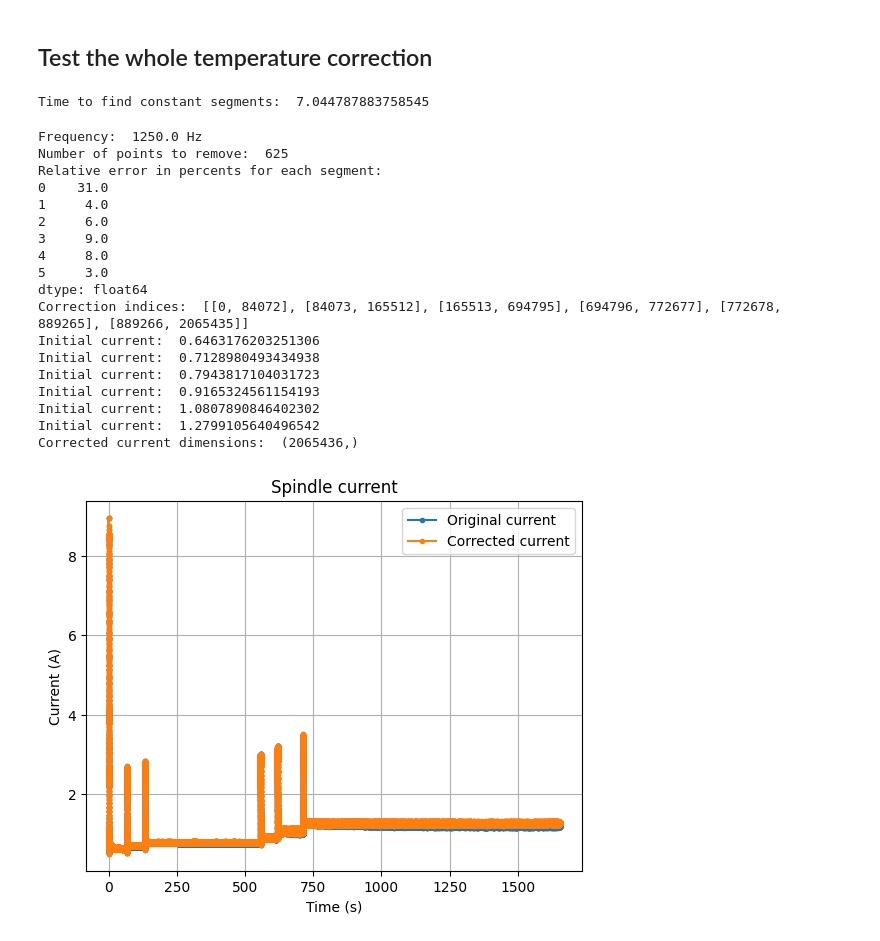
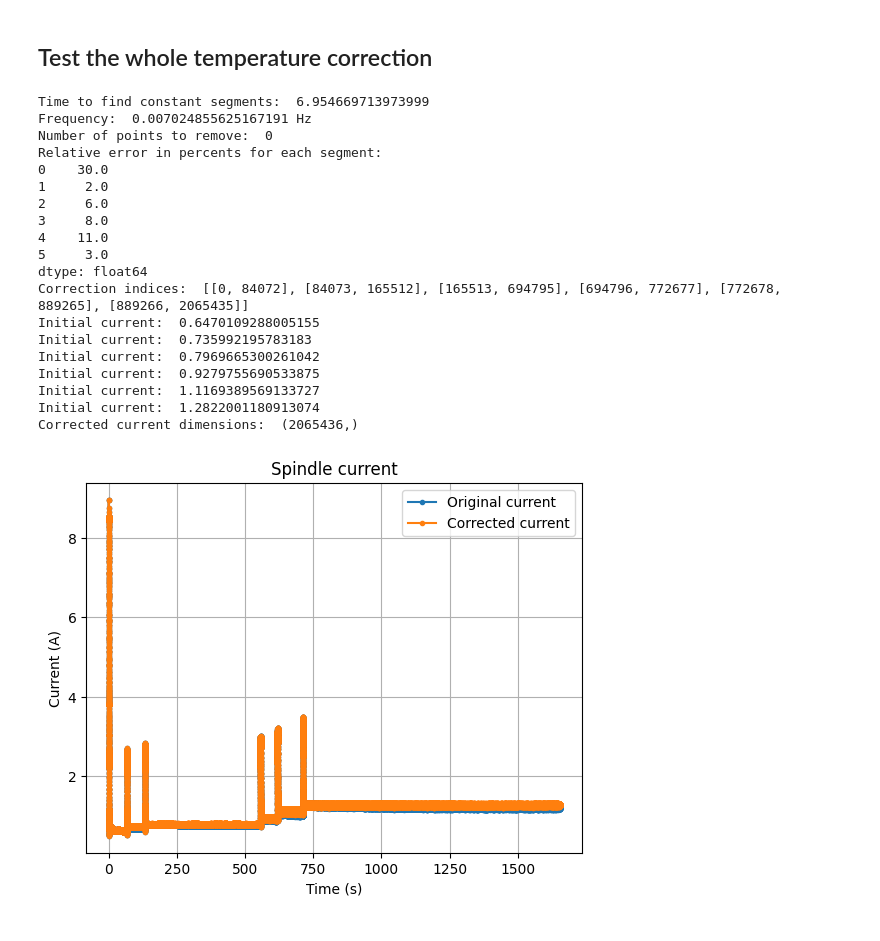
Before and after one commit to opatiny/predictiveMaintenance, a Jupyter notebook: src/notebooks/spindleCurrentVsTemperature.ipynb, the cells around one changed output. Saved outputs shown, nothing was run; the diff lists cells and outputs as text; code cells hidden in the pictures.

```diff
--- a/src/notebooks/spindleCurrentVsTemperature.ipynb
+++ b/src/notebooks/spindleCurrentVsTemperature.ipynb
@@ -400,57 +339,47 @@ TypeError: 'module' object is not callable
 We consider the variation of the current depending on the temperature as a bias. In order to remove it, we subtract the regression data from the current data.
 # %% [markdown]
 ## Test the whole temperature correction
-# %%
-import time as timeLib
-
-dataPath: Path = "../../data/normalized-2025_04_08/"
-
-samplePath = os.path.join(dataPath, "Mecatis_17_02_25.parquet")
-
-rawData = pd.read_parquet(samplePath)
-time = rawData["timeSeconds"]
-command = rawData["stSigSpindleVelocity"]
-startTime = timeLib.time()
-segmentIndices = detectConstantSegments(time, command)
-endTime = timeLib.time()
-print("Time to find constant segments: ", endTime - startTime)
-data = getTemperatureCorrectionData(rawData, timeSlot=None)
-# %% [output]
-Time to find constant segments:  7.044787883758545
+# %%
+dataPath: Path = "../../data/normalized-2025_04_08/"
+
+samplePath = os.path.join(dataPath, "Mecatis_17_02_25.parquet")
+
+data = pd.read_parquet(samplePath)
 # %%
 
-correctedCurrent = temperatureCorrection(data, segmentIndices, debug=True)
+correctedCurrent = correctSpindleCurrent(data, debug=True)
 
 # plot the original and corrected current
 plt.figure()
-plt.plot(data["timeSeconds"], data["current"], "o-", markersize=3)
+plt.plot(data["timeSeconds"], data["stSigAxCurrentS"], "o-", markersize=3)
 plt.plot(data["timeSeconds"], correctedCurrent, "o-", markersize=3)
 plt.xlabel("Time (s)")
 plt.ylabel("Current (A)")
 plt.legend(["Original current", "Corrected current"])
 plt.title("Spindle current")
 plt.grid()
 
 # plt.xlim([554, 560])
 # plt.ylim([0,4])
 plt.show()
 # %% [output]
-Frequency:  1250.0 Hz
-Number of points to remove:  625
+Time to find constant segments:  6.954669713973999
+Frequency:  0.007024855625167191 Hz
+Number of points to remove:  0
 Relative error in percents for each segment:
-0    31.0
-1     4.0
+0    30.0
+1     2.0
 2     6.0
-3     9.0
-4     8.0
+3     8.0
+4    11.0
 5     3.0
 dtype: float64
 Correction indices:  [[0, 84072], [84073, 165512], [165513, 694795], [694796, 772677], [772678, 889265], [889266, 2065435]]
-Initial current:  0.6463176203251306
-Initial current:  0.7128980493434938
-Initial current:  0.7943817104031723
-Initial current:  0.9165324561154193
-Initial current:  1.0807890846402302
-Initial current:  1.2799105640496542
+Initial current:  0.6470109288005155
+Initial current:  0.735992195783183
+Initial current:  0.7969665300261042
+Initial current:  0.9279755690533875
+Initial current:  1.1169389569133727
+Initial current:  1.2822001180913074
 Corrected current dimensions:  (2065436,)
-[figure, old version]
+[figure, new version]
```
Also changed, not shown: parts of 19 cells of this notebook, 3 other files.
